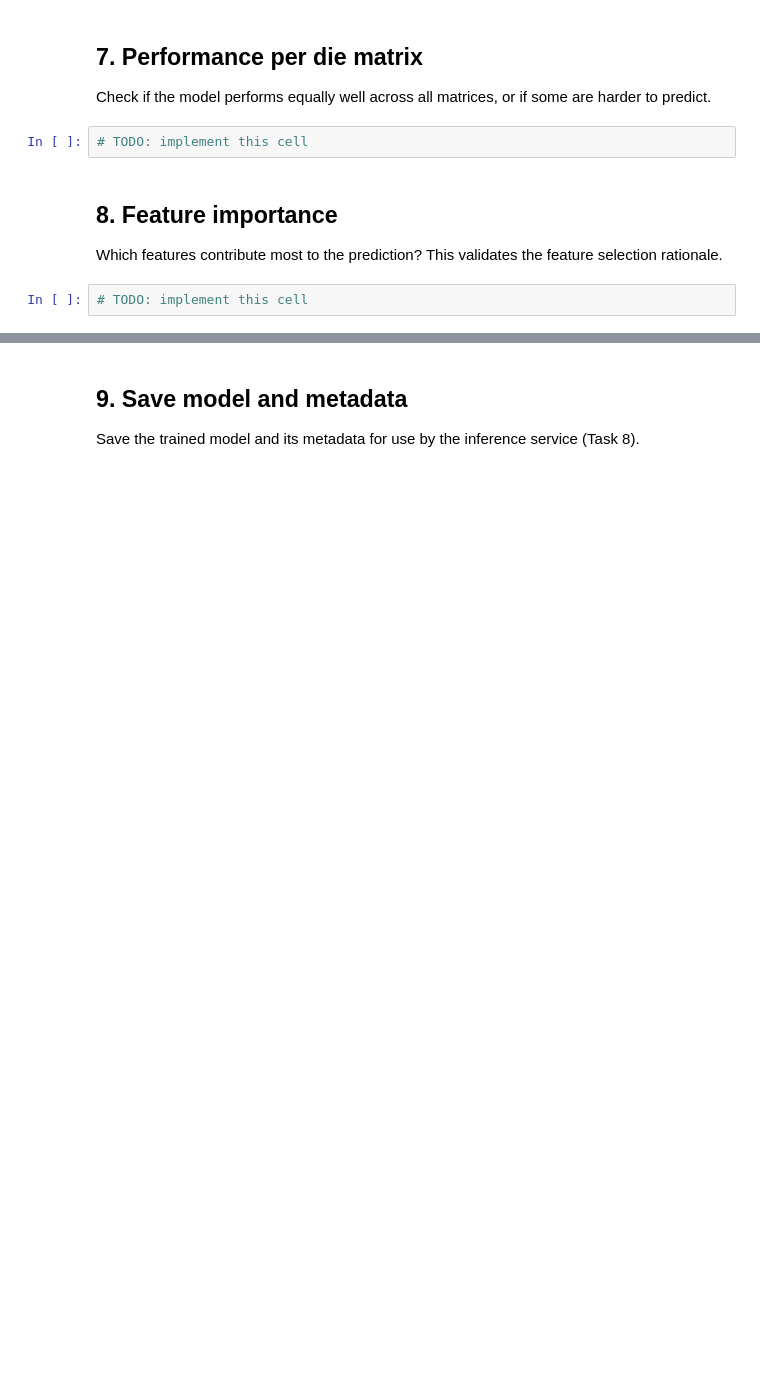
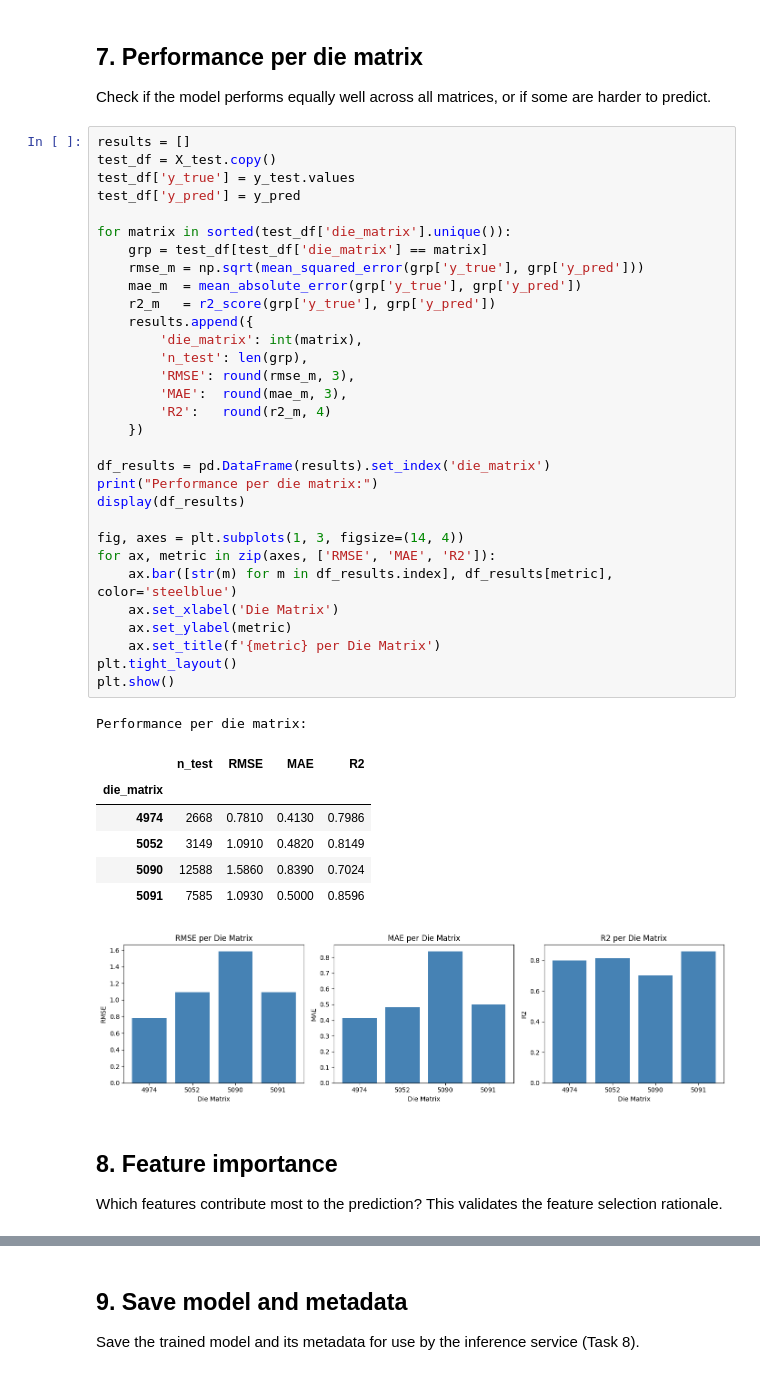
Before and after one commit to baranerdogan11/baranerdogan-caws-final-project, a Jupyter notebook: notebooks/05_feature_selection_and_model.ipynb, the cells around one changed output, grey strips where cells are left out. Drawn from its saved outputs; the diff is of its cells as text; blank space fills up the shorter version.

```diff
--- a/notebooks/05_feature_selection_and_model.ipynb
+++ b/notebooks/05_feature_selection_and_model.ipynb
@@ -81,11 +270,47 @@ Key metrics:
 ## 7. Performance per die matrix
 
 Check if the model performs equally well across all matrices, or if some are harder to predict.
-# %%
-# TODO: implement this cell
+# %%
+results = []
+test_df = X_test.copy()
+test_df['y_true'] = y_test.values
+test_df['y_pred'] = y_pred
+
+for matrix in sorted(test_df['die_matrix'].unique()):
+    grp = test_df[test_df['die_matrix'] == matrix]
+    rmse_m = np.sqrt(mean_squared_error(grp['y_true'], grp['y_pred']))
+    mae_m  = mean_absolute_error(grp['y_true'], grp['y_pred'])
+    r2_m   = r2_score(grp['y_true'], grp['y_pred'])
+    results.append({
+        'die_matrix': int(matrix),
+        'n_test': len(grp),
+        'RMSE': round(rmse_m, 3),
+        'MAE':  round(mae_m, 3),
+        'R2':   round(r2_m, 4)
+    })
+
+df_results = pd.DataFrame(results).set_index('die_matrix')
+print("Performance per die matrix:")
+display(df_results)
+
+fig, axes = plt.subplots(1, 3, figsize=(14, 4))
+for ax, metric in zip(axes, ['RMSE', 'MAE', 'R2']):
+    ax.bar([str(m) for m in df_results.index], df_results[metric], color='steelblue')
+    ax.set_xlabel('Die Matrix')
+    ax.set_ylabel(metric)
+    ax.set_title(f'{metric} per Die Matrix')
+plt.tight_layout()
+plt.show()
+# %% [output]
+Performance per die matrix:
+|  | n_test | RMSE | MAE | R2 |
+| die_matrix |  |  |  |  |
+| 4974 | 2668 | 0.7810 | 0.4130 | 0.7986 |
+| 5052 | 3149 | 1.0910 | 0.4820 | 0.8149 |
+| 5090 | 12588 | 1.5860 | 0.8390 | 0.7024 |
+| 5091 | 7585 | 1.0930 | 0.5000 | 0.8596 |
+[figure, added]
 # %% [markdown]
 ## 8. Feature importance
 
 Which features contribute most to the prediction? This validates the feature selection rationale.
-# %%
-# TODO: implement this cell
```
Also changed, not shown: parts of 21 cells of this notebook.
